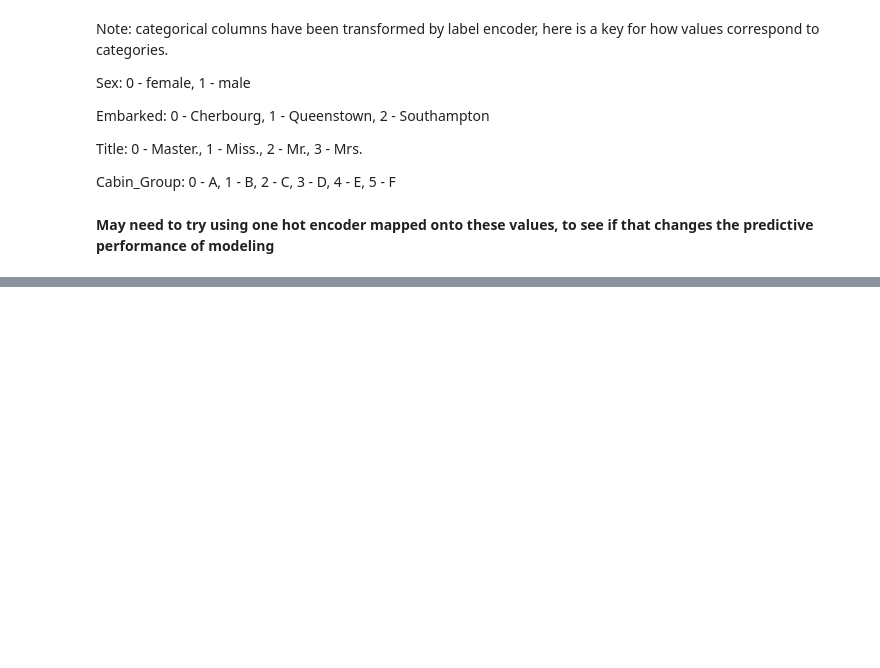
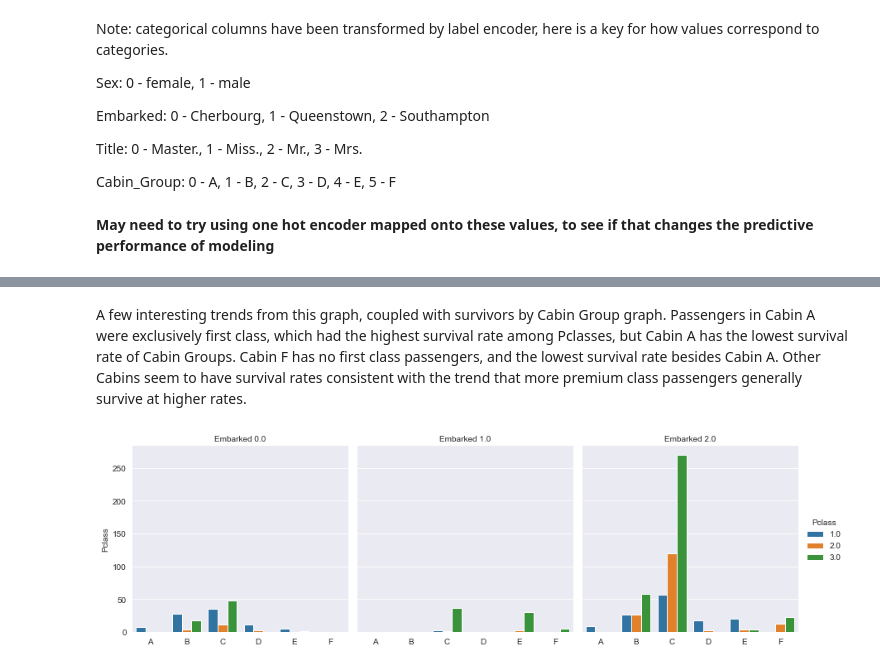
Before and after one commit to mattrubic/Titanic, a Jupyter notebook: Titanic.ipynb, the cells around one changed output, grey strips where cells are left out. Drawn from its saved outputs; the diff is of its cells as text; code cells hidden in the pictures; blank space fills up the shorter version.

```diff
--- a/Titanic.ipynb
+++ b/Titanic.ipynb
@@ -362,0 +380,13 @@ ValueError: Grouper for 'Embarked' not 1-dimensional
+# %% [markdown]
+A few interesting trends from this graph, coupled with survivors by Cabin Group graph. Passengers in Cabin A were exclusively first class, which had the highest survival rate among Pclasses, but Cabin A has the lowest survival rate of Cabin Groups. Cabin F has no first class passengers, and the lowest survival rate besides Cabin A. Other Cabins seem to have survival rates consistent with the trend that more premium class passengers generally survive at higher rates.
+# %%
+g = sns.catplot(
+    data=titanic_train, x='Cabin_Group', y=None, hue='Pclass', col='Embarked',
+    kind="count", height=4
+)
+g.set_axis_labels("", "Pclass")
+g.set_xticklabels(["A", "B", "C", "D", "E", "F"])
+g.set_titles("{col_var} {col_name}")
+g.despine(left=True);
+# %% [output]
+[figure, added]
```
Also changed, not shown: parts of 22 cells of this notebook.
